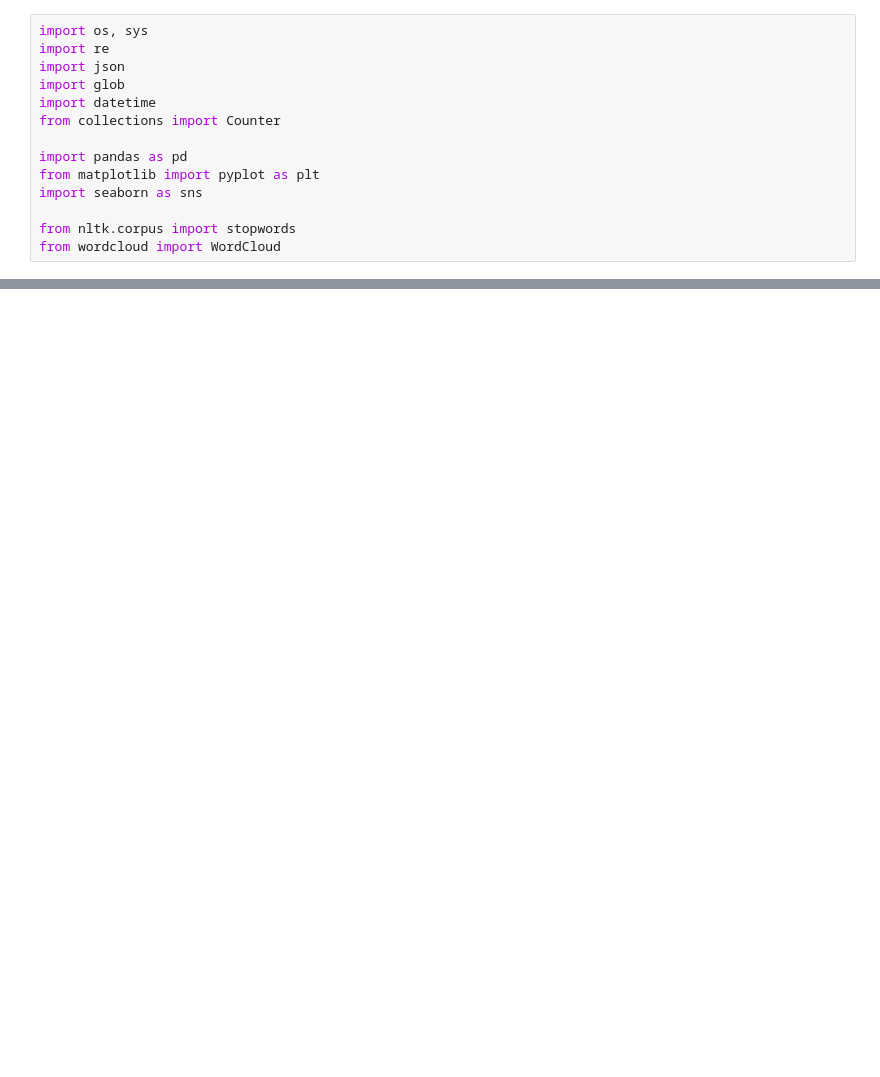
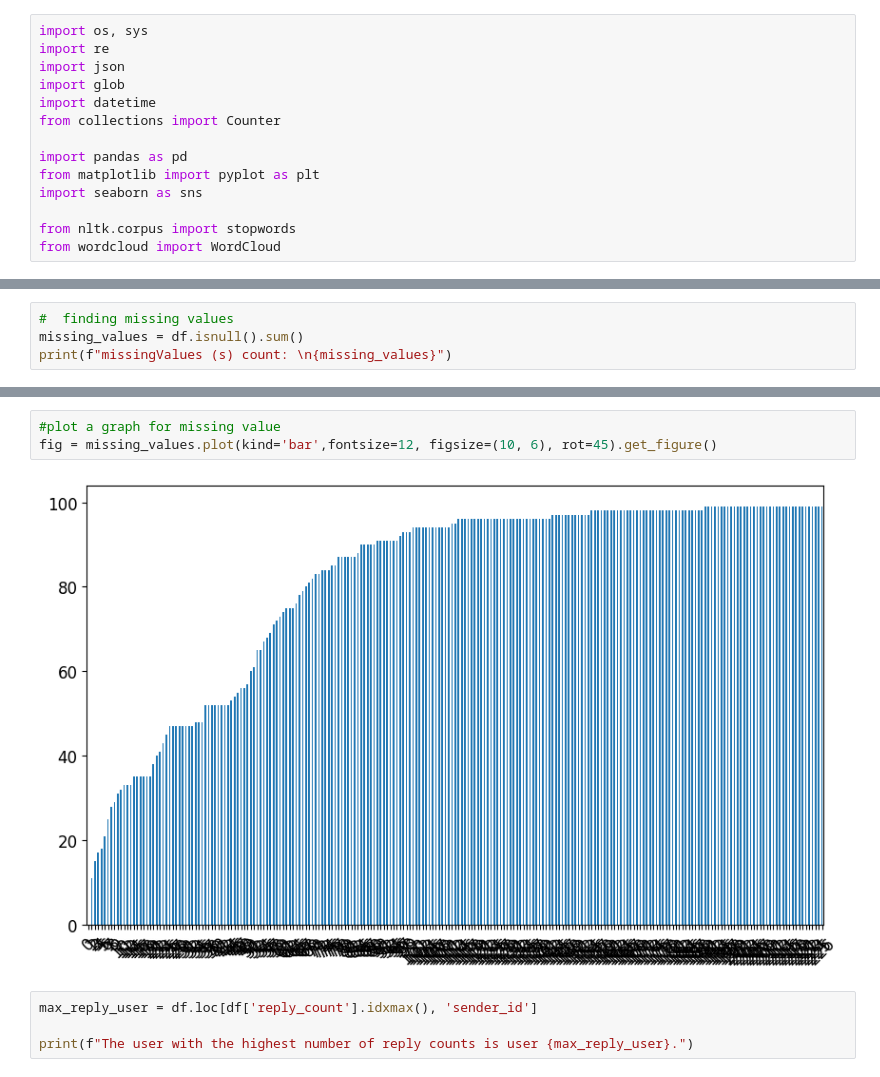
Before and after one commit to Diriba1/Slack_Data_Analysis, a Jupyter notebook: notebooks/test_notebook.ipynb, the cells around one changed output, grey strips where cells are left out. Saved outputs shown, nothing was run; the diff lists cells and outputs as text; blank space fills up the shorter version.

```diff
--- a/notebooks/test_notebook.ipynb
+++ b/notebooks/test_notebook.ipynb
@@ -32,0 +69,4 @@ AttributeError: 'function' object has no attribute 'message'
+# %%
+#  finding missing values
+missing_values = df.isnull().sum()
+print(f"missingValues (s) count: \n{missing_values}")
@@ -32,0 +87,9 @@ AttributeError: 'function' object has no attribute 'message'
+# %%
+#plot a graph for missing value
+fig = missing_values.plot(kind='bar',fontsize=12, figsize=(10, 6), rot=45).get_figure()
+# %% [output]
+[figure, added]
+# %%
+max_reply_user = df.loc[df['reply_count'].idxmax(), 'sender_id']
+
+print(f"The user with the highest number of reply counts is user {max_reply_user}.")
```
Also changed, not shown: parts of 9 cells of this notebook, 3 other files.
